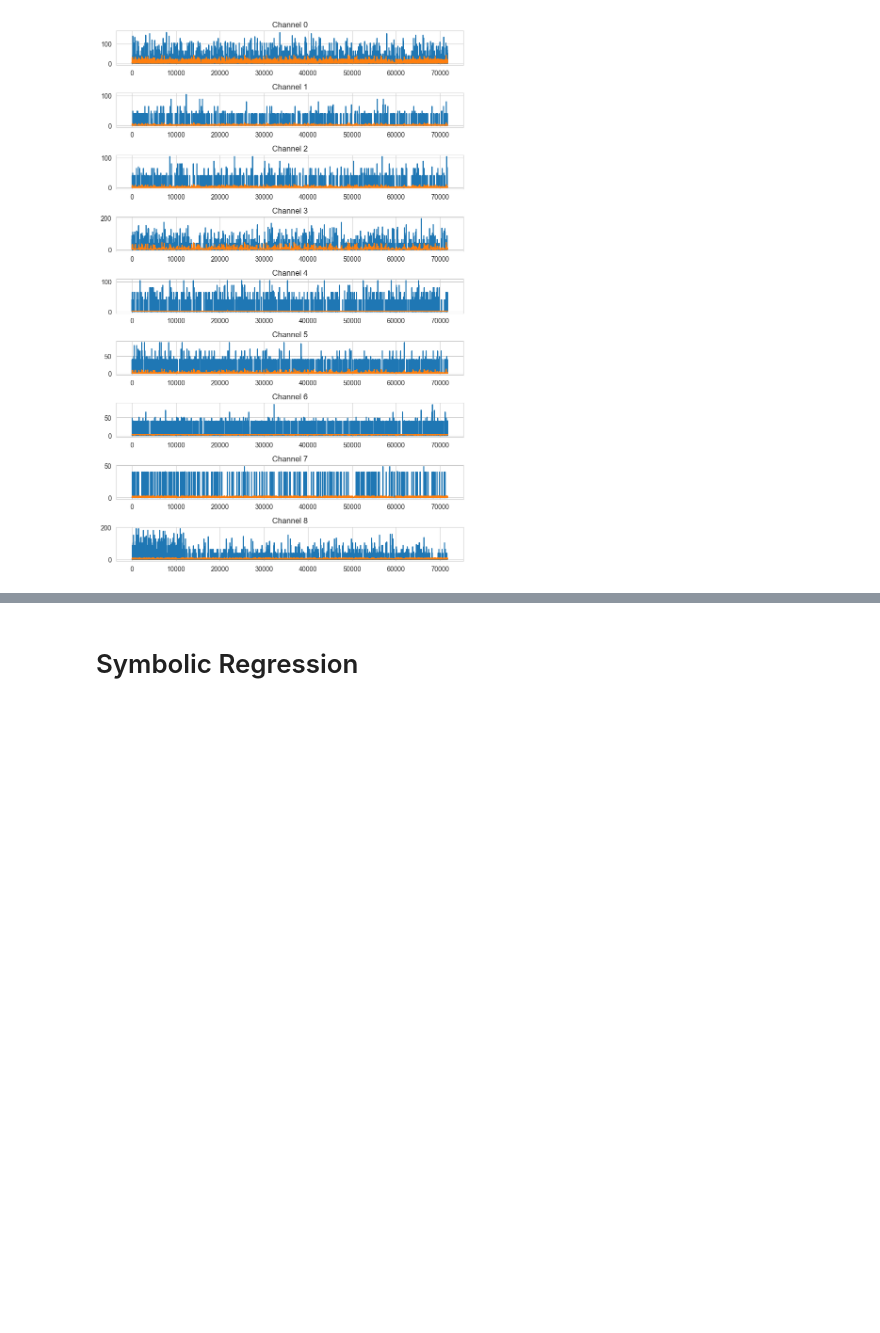
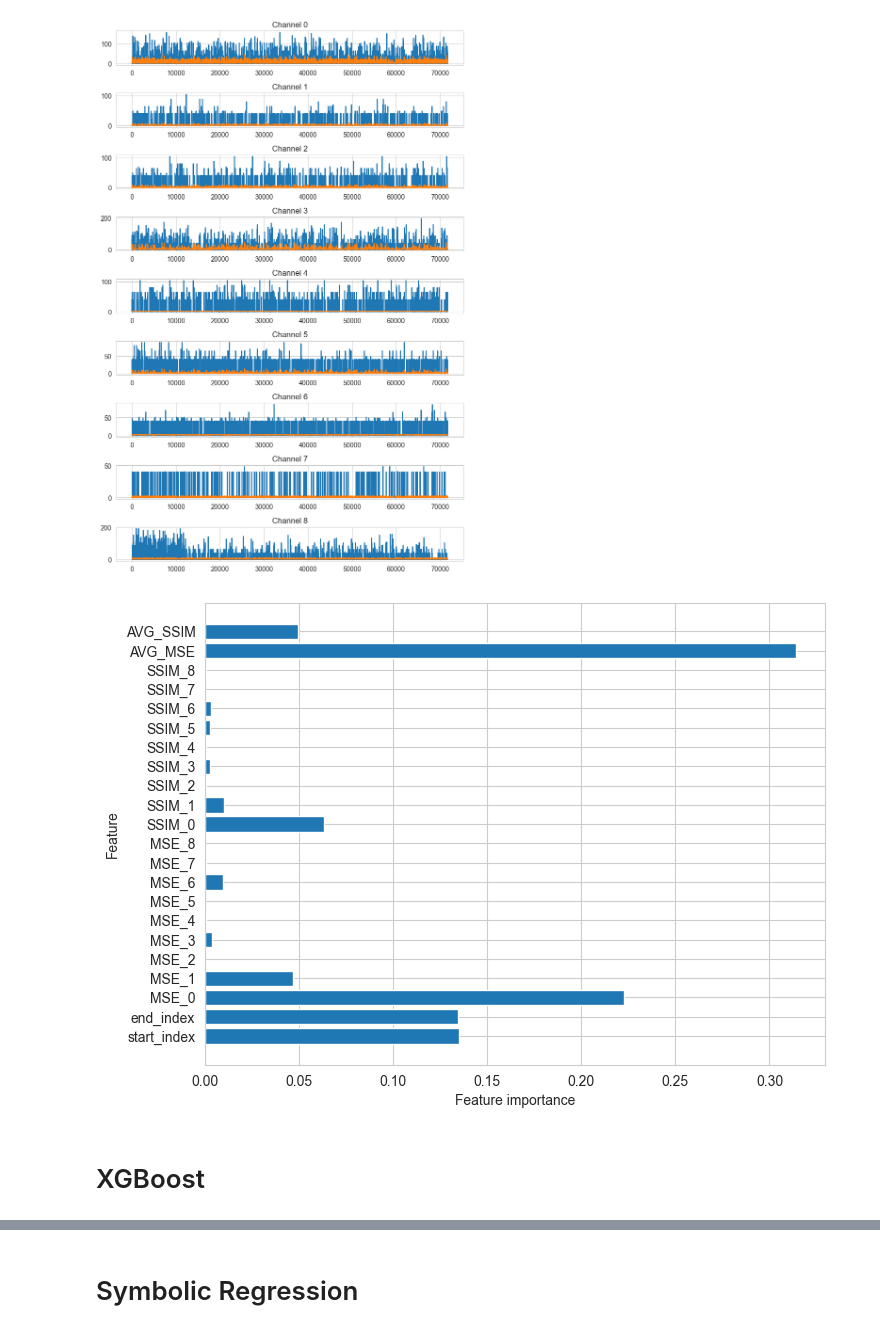
Before and after one commit to JankowskiDaniel/Neural-Deep-Retina, a Jupyter notebook: notebooks/10-tabular-ml.ipynb, the cells around one changed output, grey strips where cells are left out. Cells and saved outputs as stored; diff of their text form; code cells hidden in the pictures; blank space fills up the shorter version.

Commit message:
Upload xgboost

```diff
--- a/notebooks/10-tabular-ml.ipynb
+++ b/notebooks/10-tabular-ml.ipynb
@@ -112,3 +112,15 @@ score_rf = rf_model.score(X_test, y_test)
 plot_predictions(y_test.values, y_rf, n_channels)
 # %% [output]
 [figure]
+# %%
+importance = rf_model.feature_importances_
+
+plt.figure(figsize=(8, 6))
+plt.barh(X_train.columns, importance)
+plt.xlabel("Feature importance")
+plt.ylabel("Feature")
+plt.show()
+# %% [output]
+[figure, added]
+# %% [markdown]
+# XGBoost
```
Also changed, not shown: parts of 4 cells of this notebook.
